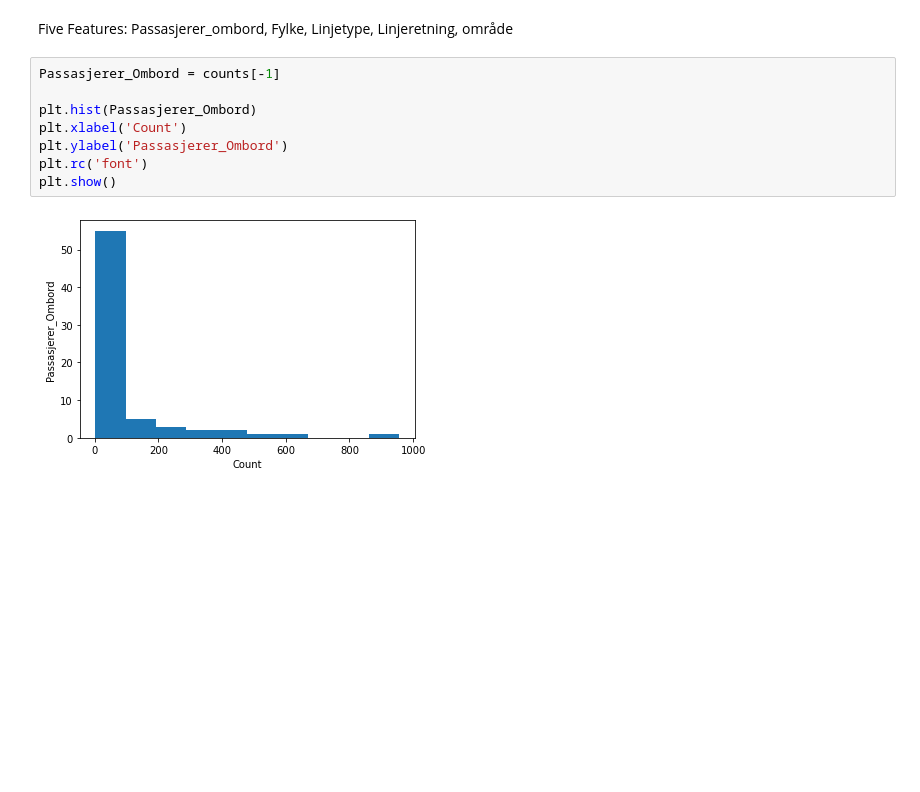
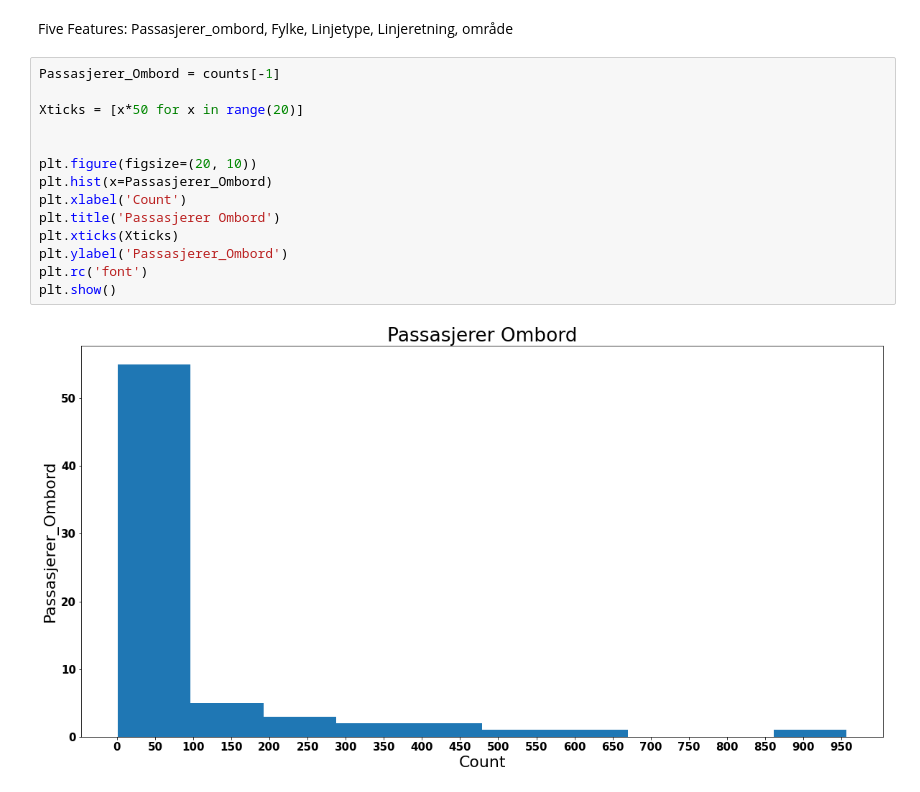
Before and after one commit to ThomasJRye/DAVE3625, a Jupyter notebook: Assignment1/Task1.ipynb, the cells around one changed output. Cells and saved outputs as stored; diff of their text form; blank space fills up the shorter version.

Commit message:
Fixed some graphs

```diff
--- a/Assignment1/Task1.ipynb
+++ b/Assignment1/Task1.ipynb
@@ -23,13 +23,19 @@ Passasjerer_ombord, Fylke, Linjetype, Linjeretning, område
 # %%
 Passasjerer_Ombord = counts[-1]
 
-plt.hist(Passasjerer_Ombord)
+Xticks = [x*50 for x in range(20)]
+
+
+plt.figure(figsize=(20, 10))
+plt.hist(x=Passasjerer_Ombord)
 plt.xlabel('Count')
+plt.title('Passasjerer Ombord')
+plt.xticks(Xticks)
 plt.ylabel('Passasjerer_Ombord')
 plt.rc('font')
 plt.show()
 # %% [output]
-[figure, old version]
+[figure, new version]
 # %%
 fylke = counts[4]
 fylke_counts = [x for x in fylke]
```
Also changed, not shown: parts of 9 cells of this notebook.
